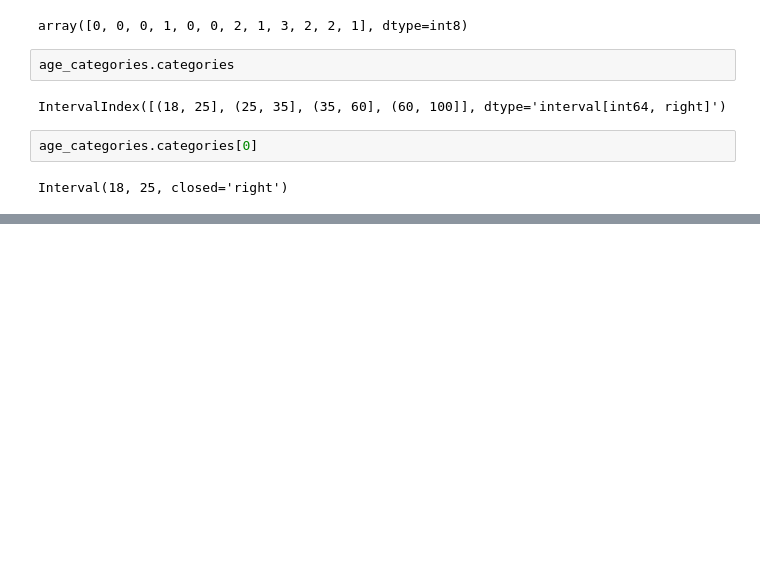
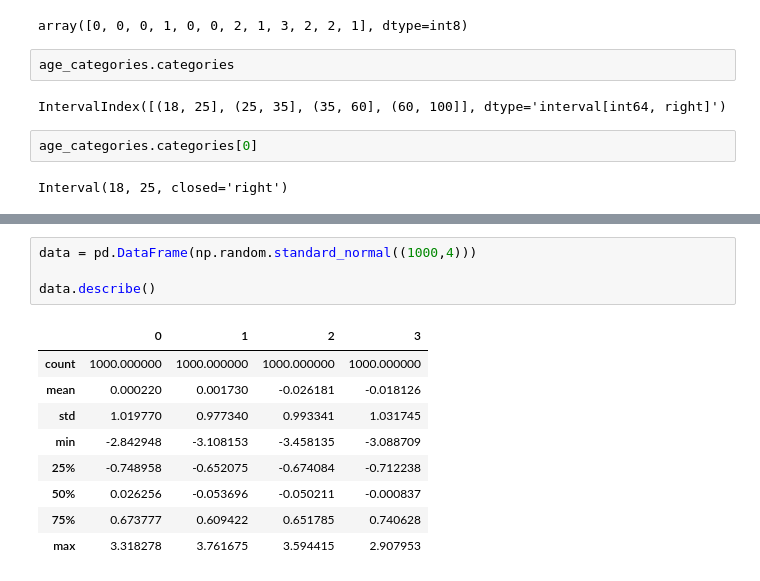
Before and after one commit to bmart231/DataScience, a Jupyter notebook: Pandas/DataCleaning_Prep/DataCleaning_and_Preparation.ipynb, the cells around one changed output, grey strips where cells are left out. Drawn from its saved outputs; the diff is of its cells as text; blank space fills up the shorter version.

```diff
--- a/Pandas/DataCleaning_Prep/DataCleaning_and_Preparation.ipynb
+++ b/Pandas/DataCleaning_Prep/DataCleaning_and_Preparation.ipynb
@@ -561,0 +616,14 @@ Interval(18, 25, closed='right')
+# %%
+data = pd.DataFrame(np.random.standard_normal((1000,4)))
+
+data.describe()
+# %% [output]
+|  | 0 | 1 | 2 | 3 |
+| count | 1000.000000 | 1000.000000 | 1000.000000 | 1000.000000 |
+| mean | 0.000220 | 0.001730 | -0.026181 | -0.018126 |
+| std | 1.019770 | 0.977340 | 0.993341 | 1.031745 |
+| min | -2.842948 | -3.108153 | -3.458135 | -3.088709 |
+| 25% | -0.748958 | -0.652075 | -0.674084 | -0.712238 |
+| 50% | 0.026256 | -0.053696 | -0.050211 | -0.000837 |
+| 75% | 0.673777 | 0.609422 | 0.651785 | 0.740628 |
+| max | 3.318278 | 3.761675 | 3.594415 | 2.907953 |
```
Also changed, not shown: parts of 31 cells of this notebook.
